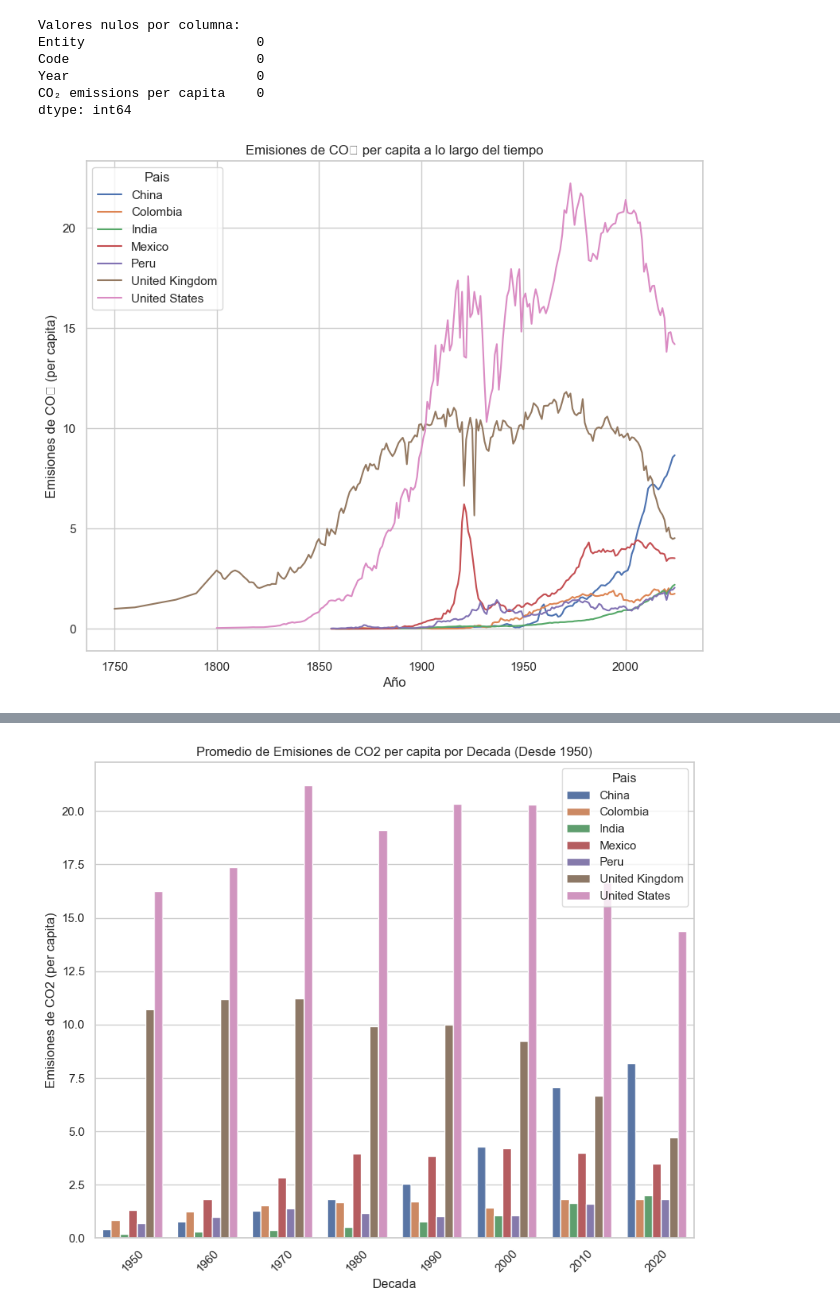
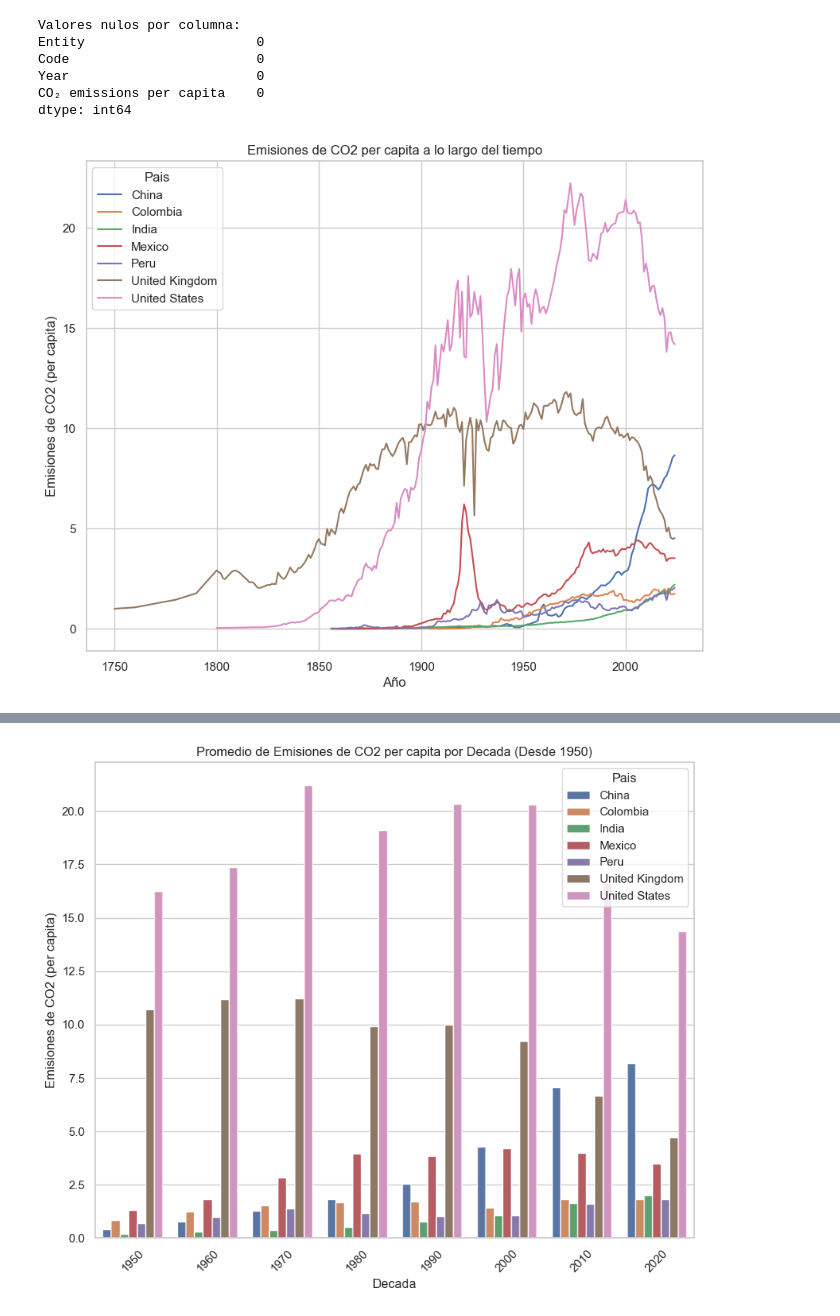
Before and after one commit to YolicLuna/Practicas_y_ejercicios_Datos_y_programacion, a Jupyter notebook: Python_datos/Analisis_CO2/analisis_co2.ipynb, the cells around one changed output, grey strips where cells are left out. Drawn from its saved outputs; the diff is of its cells as text; code cells hidden in the pictures.

```diff
--- a/Python_datos/Analisis_CO2/analisis_co2.ipynb
+++ b/Python_datos/Analisis_CO2/analisis_co2.ipynb
@@ -69,13 +69,13 @@ dtype: int64
 # %%
 # Se crea un grafico de lineas utilizando seaborn para mostrar las emisiones de CO2 per capita a lo largo del tiempo para los paises seleccionados.
 # Se usa matplotlib para configurar el tamaño del grafico, agregar titulos y etiquetas a los ejes, y mostrar la leyenda que indica a que pais corresponde cada linea.
 
 plt.figure(figsize=(10,8))
 sns.lineplot(data=filtered_data, x='Year', y='CO₂ emissions per capita', hue='Entity')
-plt.title('Emisiones de CO₂ per capita a lo largo del tiempo')
+plt.title('Emisiones de CO2 per capita a lo largo del tiempo')
 plt.xlabel('Año')
-plt.ylabel('Emisiones de CO₂ (per capita)')
+plt.ylabel('Emisiones de CO2 (per capita)')
 plt.legend(title='Pais')
 plt.show()
 # %% [output]
-[figure, old version]
+[figure, new version]
```
Also changed, not shown: parts of 11 cells of this notebook, 5 other files.
